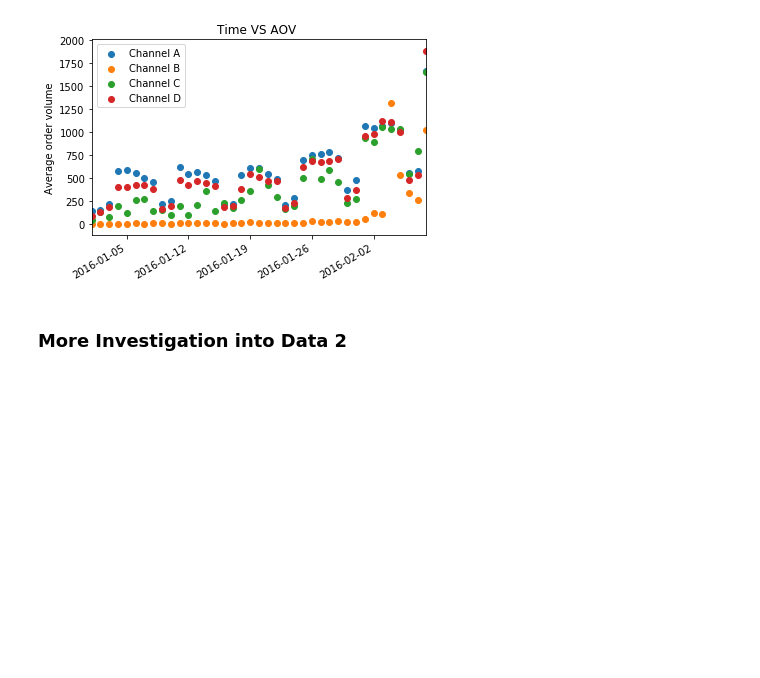
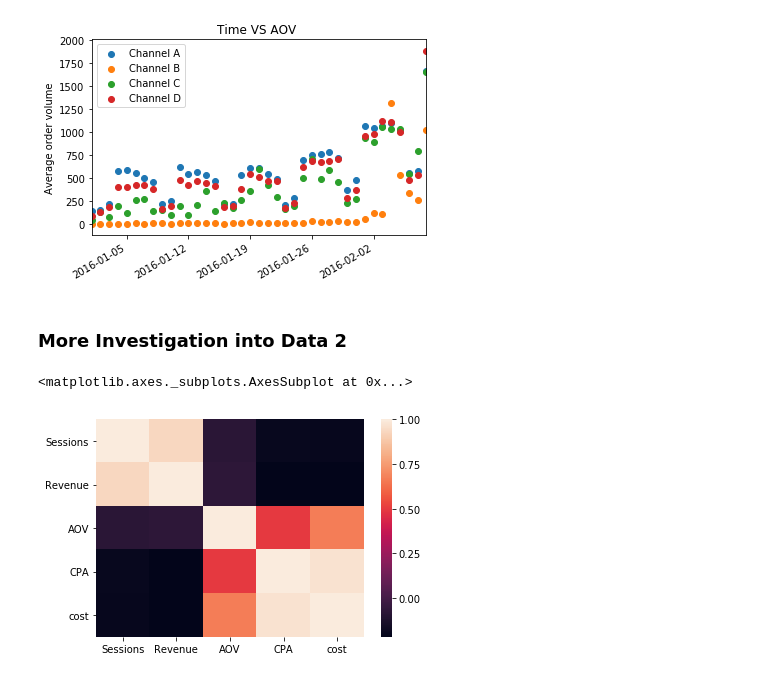
Before and after one commit to swong28/Interview-Assessments, a Jupyter notebook: Company1/Assessment Questions for an Interview.ipynb, the cells around one changed output. Drawn from its saved outputs; the diff is of its cells as text; code cells hidden in the pictures; blank space fills up the shorter version.

```diff
--- a/Company1/Assessment Questions for an Interview.ipynb
+++ b/Company1/Assessment Questions for an Interview.ipynb
@@ -299,2 +304,7 @@ plt.show()
 # %% [markdown]
 ### More Investigation into Data 2
+# %%
+sns.heatmap(df_2.corr())
+# %% [output]
+<matplotlib.axes._subplots.AxesSubplot at 0x...>
+[figure, added]
```
Also changed, not shown: parts of 19 cells of this notebook.
